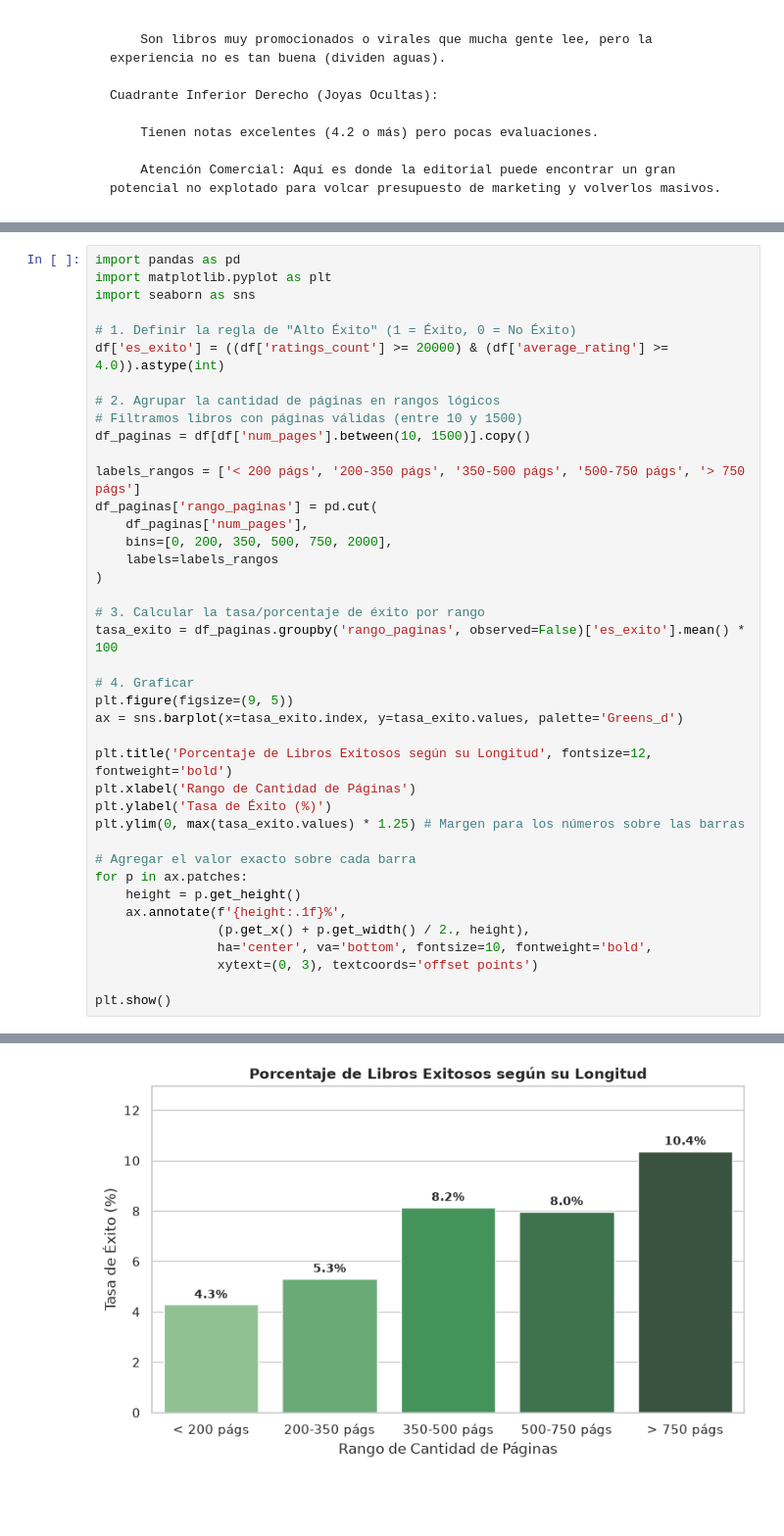
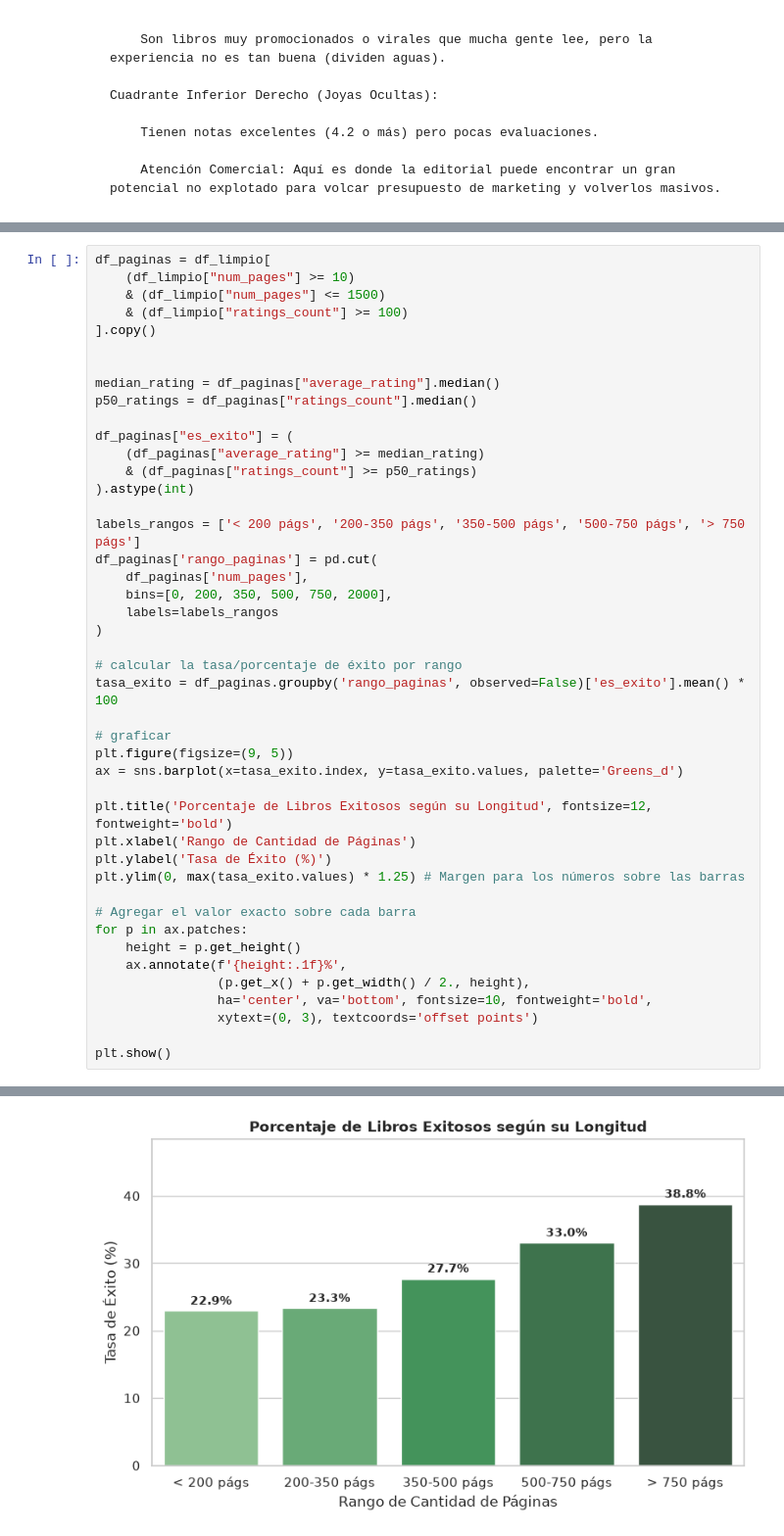
Before and after one commit to danischulday/ProyectoFinal-DataAnalysisconPython, a Jupyter notebook: notebook.ipynb, the cells around one changed output, grey strips where cells are left out. Shown at 98% size. Drawn from its saved outputs; the diff is of its cells as text; blank space fills up the shorter version.

```diff
--- a/notebook.ipynb
+++ b/notebook.ipynb
@@ -389,46 +342,50 @@ Passing `palette` without assigning `hue` is deprecated and will be removed in v
 # %%
-import pandas as pd
-import matplotlib.pyplot as plt
-import seaborn as sns
+df_paginas = df_limpio[
+    (df_limpio["num_pages"] >= 10)
+    & (df_limpio["num_pages"] <= 1500)
+    & (df_limpio["ratings_count"] >= 100)
+].copy()
 
-# 1. Definir la regla de "Alto Éxito" (1 = Éxito, 0 = No Éxito)
-df['es_exito'] = ((df['ratings_count'] >= 20000) & (df['average_rating'] >= 4.0)).astype(int)
 
-# 2. Agrupar la cantidad de páginas en rangos lógicos
-# Filtramos libros con páginas válidas (entre 10 y 1500)
-df_paginas = df[df['num_pages'].between(10, 1500)].copy()
+median_rating = df_paginas["average_rating"].median()
+p50_ratings = df_paginas["ratings_count"].median()
+
+df_paginas["es_exito"] = (
+    (df_paginas["average_rating"] >= median_rating)
+    & (df_paginas["ratings_count"] >= p50_ratings)
+).astype(int)
 
 labels_rangos = ['< 200 págs', '200-350 págs', '350-500 págs', '500-750 págs', '> 750 págs']
 df_paginas['rango_paginas'] = pd.cut(
     df_paginas['num_pages'],
     bins=[0, 200, 350, 500, 750, 2000],
     labels=labels_rangos
 )
 
-# 3. Calcular la tasa/porcentaje de éxito por rango
+# calcular la tasa/porcentaje de éxito por rango
 tasa_exito = df_paginas.groupby('rango_paginas', observed=False)['es_exito'].mean() * 100
 
-# 4. Graficar
+# graficar
 plt.figure(figsize=(9, 5))
 ax = sns.barplot(x=tasa_exito.index, y=tasa_exito.values, palette='Greens_d')
 
 plt.title('Porcentaje de Libros Exitosos según su Longitud', fontsize=12, fontweight='bold')
 plt.xlabel('Rango de Cantidad de Páginas')
 plt.ylabel('Tasa de Éxito (%)')
 plt.ylim(0, max(tasa_exito.values) * 1.25) # Margen para los números sobre las barras
 
 # Agregar el valor exacto sobre cada barra
 for p in ax.patches:
     height = p.get_height()
     ax.annotate(f'{height:.1f}%',
                 (p.get_x() + p.get_width() / 2., height),
                 ha='center', va='bottom', fontsize=10, fontweight='bold',
                 xytext=(0, 3), textcoords='offset points')
 
 plt.show()
 # %% [output]
 Passing `palette` without assigning `hue` is deprecated and will be removed in v0.14.0. Assign the `x` variable to `hue` and set `legend=False` for the same effect.
 
   ax = sns.barplot(x=tasa_exito.index, y=tasa_exito.values, palette='Greens_d')
-[figure, old version]
+[figure, new version]
 # %% [markdown]
```
Also changed, not shown: parts of 17 cells of this notebook, 1 other file.
